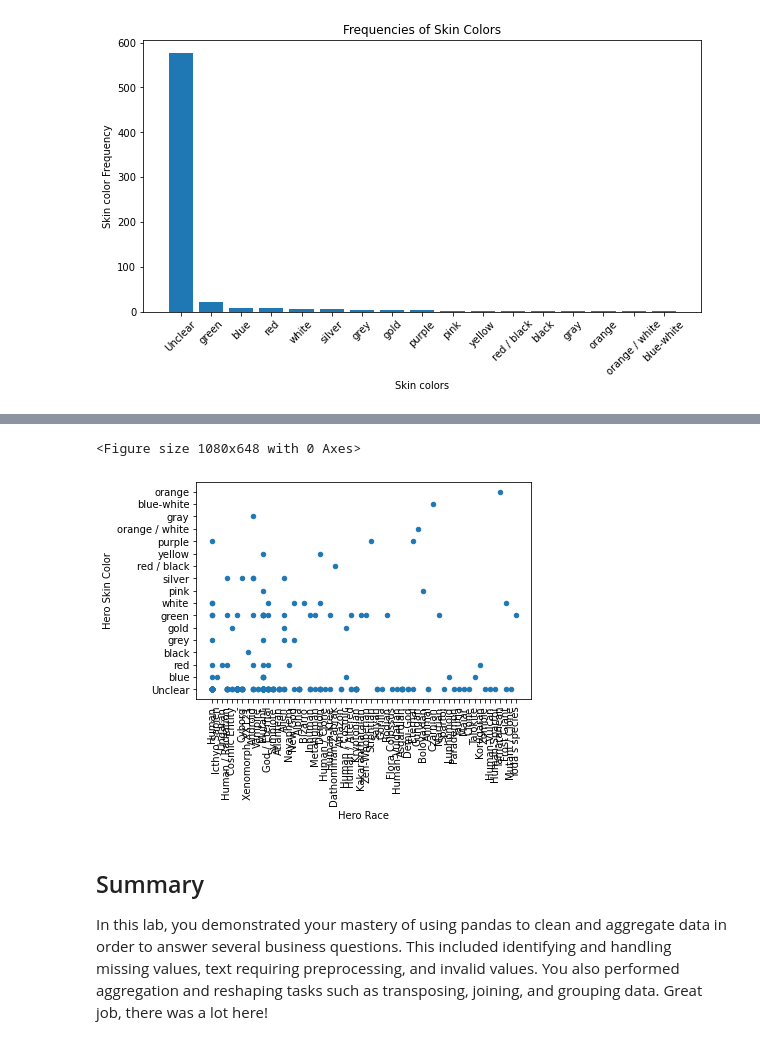
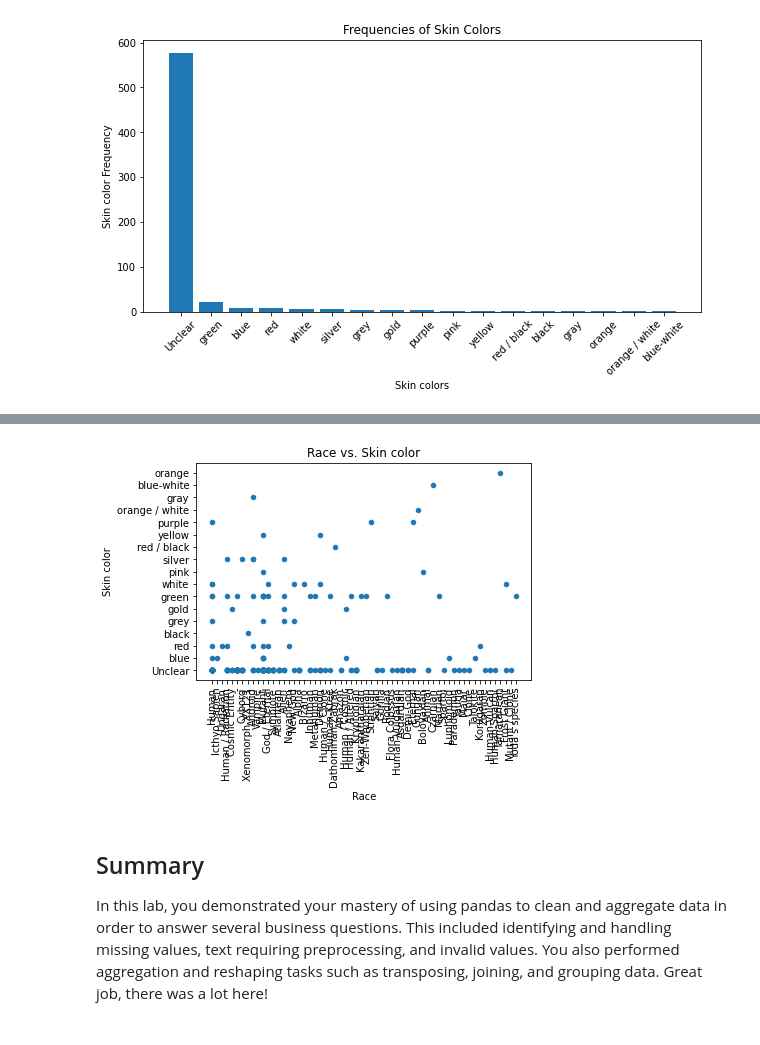
Before and after one commit to mandele1999/pandas-data-cleaning-cumulative-lab, a Jupyter notebook: index.ipynb, the cells around one changed output, grey strips where cells are left out. Saved outputs shown, nothing was run; the diff lists cells and outputs as text; code cells hidden in the pictures.

```diff
--- a/index.ipynb
+++ b/index.ipynb
@@ -1015,15 +1015,13 @@ plt.show()
 # %%
-# Create a scatter plot
-plt.figure(figsize=(15,9))
-relevant_cols_df.plot.scatter(x='Race', y='Skin color')
-
-# Label the x and y axes
-plt.xlabel('Hero Race')
-plt.ylabel('Hero Skin Color')
+# Create a scatter plot to show relationship between Race and Skin Color
+relevant_cols_df.plot(kind='scatter',
+                      x='Race',
+                      y='Skin color',
+                      title='Race vs. Skin color')
 plt.xticks(rotation=90)
+plt.figure(figsize=(15,6))
 
 # Show the plot
 plt.show()
 # %% [output]
-<Figure size 1080x648 with 0 Axes>
-[figure, old version]
+[figure, new version]
```
Also changed, not shown: parts of 7 cells of this notebook.
